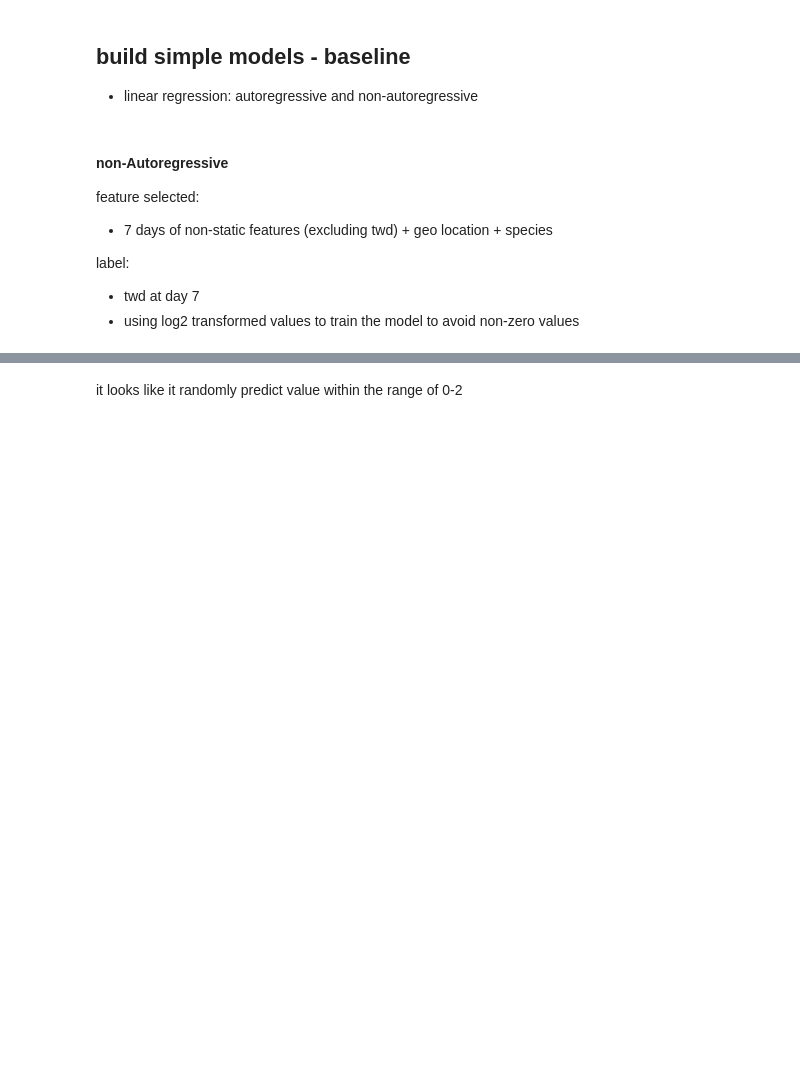
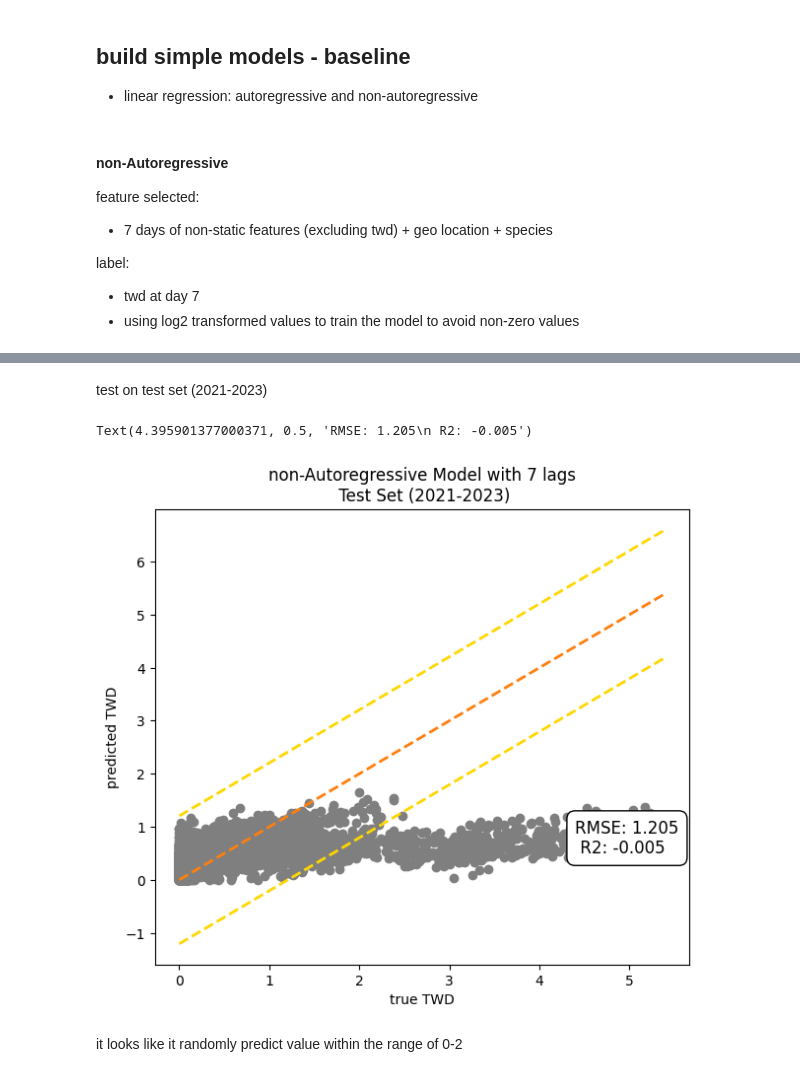
Before and after one commit to PinaColadast/eth-capstone-treewater-deficit, a Jupyter notebook: 02_ridge_non_at_and_at.ipynb, the cells around one changed output, grey strips where cells are left out. Drawn from its saved outputs; the diff is of its cells as text; code cells hidden in the pictures; blank space fills up the shorter version.

```diff
--- a/02_ridge_non_at_and_at.ipynb
+++ b/02_ridge_non_at_and_at.ipynb
@@ -253,6 +251,14 @@ val_X, val_y = utils.spliting_windows_df(
     shift = 1,
     config = config)
 
+test_X, test_y = utils.spliting_windows_df(
+    test_df,
+    feature_window_size=lag_n,
+    label_window_size = 1,
+    autoregressive = False,
+    shift = 1,
+    config = config)
+
 
 # create autoregressive at cross validation datasets
 
@@ -332,3 +338,35 @@ Text(1.7188471619402197, 0.5, 'RMSE: 0.397\n R2: 0.528')
+# %% [markdown]
+test on test set (2021-2023)
+# %%
+y_pred_test_nonat= utils.clip_and_inverse_log2_transform(rgr.predict(test_X))
+
+rmse_test= root_mean_squared_error(np.power(2, test_y)-1,  y_pred_test_nonat)
+r2_test = r2_score(np.power(2, test_y)-1, y_pred_test_nonat)
+
+
+x_scatter = np.power(2, test_y) -1
+y_scatter = y_pred_test_nonat
+rmse_scatter = rmse_test
+plt.figure(figsize=(7,6))
+plt.scatter(x =x_scatter, y =y_scatter, color = "tab:grey")
+plt.xlabel("true TWD")
+plt.ylabel("predicted TWD")
+x_range = [x_scatter.min(), x_scatter.max()]
+# how to plot y= x?
+plt.plot(x_range,x_range, 'k--',
+lw=2, color = "tab:orange")
+# can i plot two lines showing the rmse range?
+plt.plot(x_range, [i+rmse_scatter for i in x_range], 'k--',
+lw=2, color = "gold")
+plt.plot(x_range, [i-rmse_scatter for i in x_range], 'k--',
+lw=2, color = "gold")
+plt.title(f"non-Autoregressive Model with {lag_n} lags\n Test Set (2021-2023)")
+plt.text(x_scatter.max()-1, y_scatter.min()+0.5, f"RMSE: {rmse_scatter:.3f}\n R2: {r2_test:.3f}",
+         fontsize=12, color="black",
+         bbox=dict(facecolor='white', edgecolor='black', boxstyle='round,pad=0.5'))
+# %% [output]
+Text(4.395901377000371, 0.5, 'RMSE: 1.205\n R2: -0.005')
+[figure, added]
 # %% [markdown]
 it looks like it randomly predict value within the range of 0-2
 # %% [markdown]
```
Also changed, not shown: parts of 10 cells of this notebook, 52 other files.
